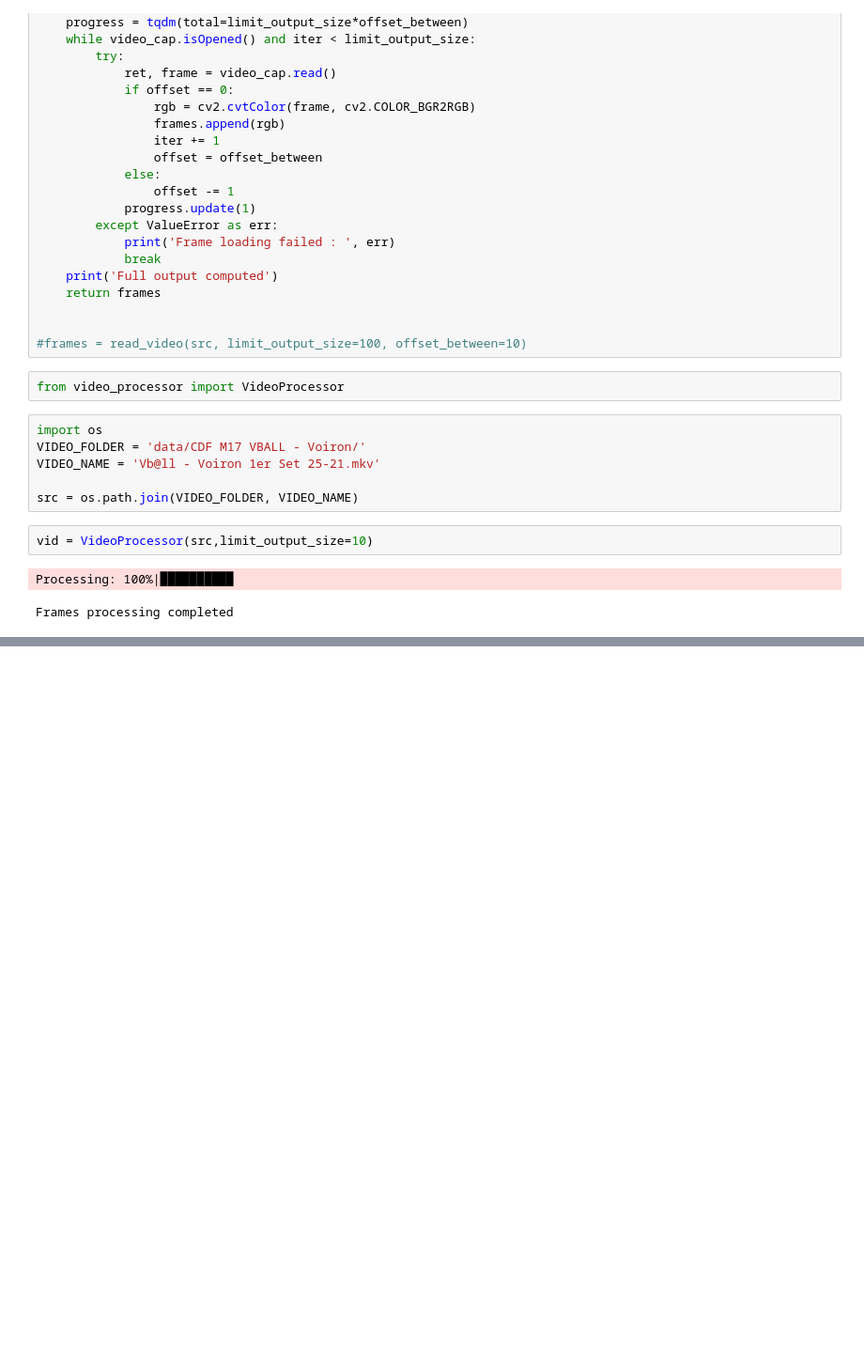
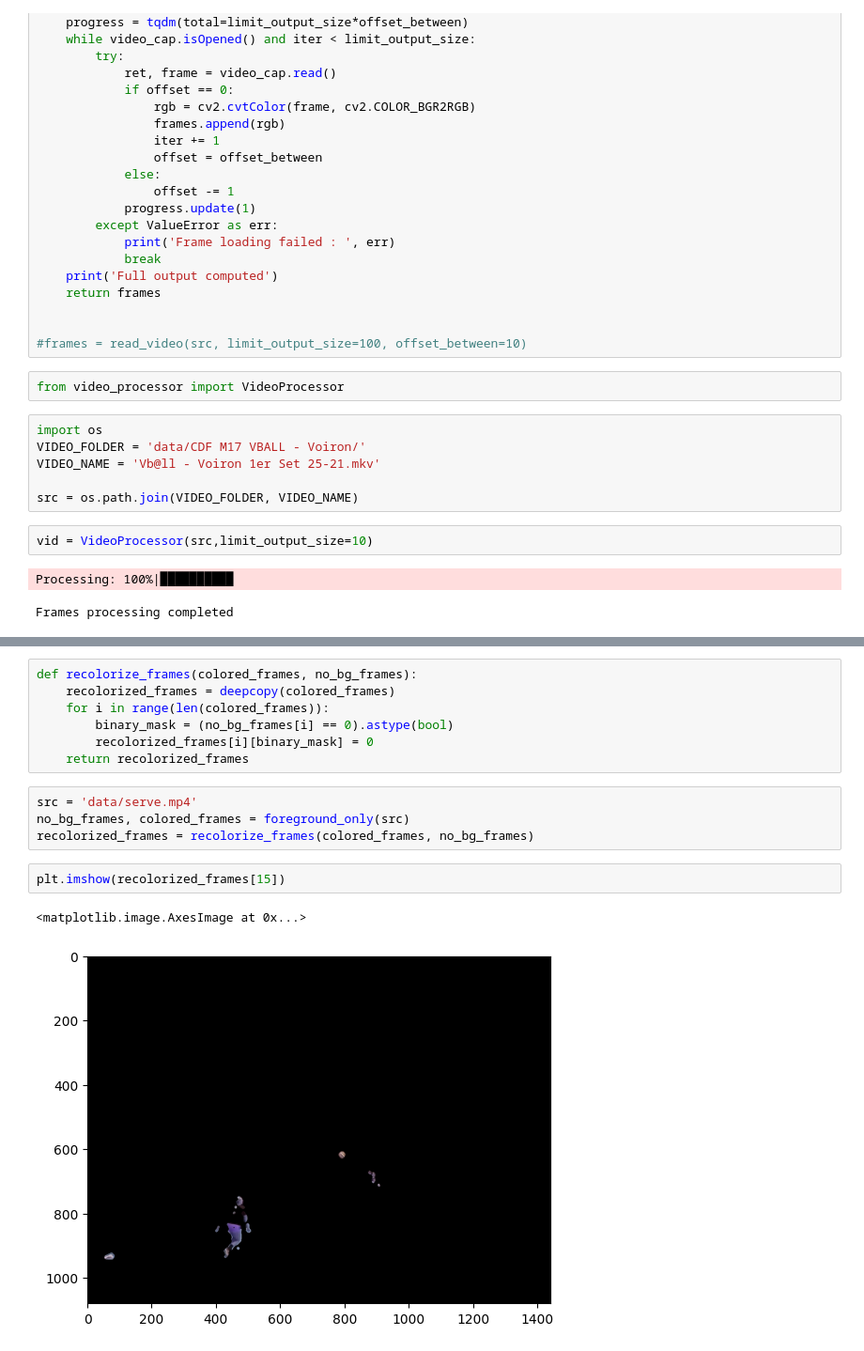
Before and after one commit to robindelebassee/ball_tracker, a Jupyter notebook: video_reader.ipynb, the cells around one changed output, grey strips where cells are left out. Shown: that part at 94% size. Drawn from its saved outputs; the diff is of its cells as text; blank space fills up the shorter version.

Commit message:
completed notebook to try to isolate the background of the image from the moving objects

```diff
--- a/video_reader.ipynb
+++ b/video_reader.ipynb
@@ -75,0 +107,16 @@ ValueError: array([[[255, 255, 255],
+# %%
+def recolorize_frames(colored_frames, no_bg_frames):
+    recolorized_frames = deepcopy(colored_frames)
+    for i in range(len(colored_frames)):
+        binary_mask = (no_bg_frames[i] == 0).astype(bool)
+        recolorized_frames[i][binary_mask] = 0
+    return recolorized_frames
+# %%
+src = 'data/serve.mp4'
+no_bg_frames, colored_frames = foreground_only(src)
+recolorized_frames = recolorize_frames(colored_frames, no_bg_frames)
+# %%
+plt.imshow(recolorized_frames[15])
+# %% [output]
+<matplotlib.image.AxesImage at 0x...>
+[figure, added]
```
Also changed, not shown: parts of 9 cells of this notebook.
